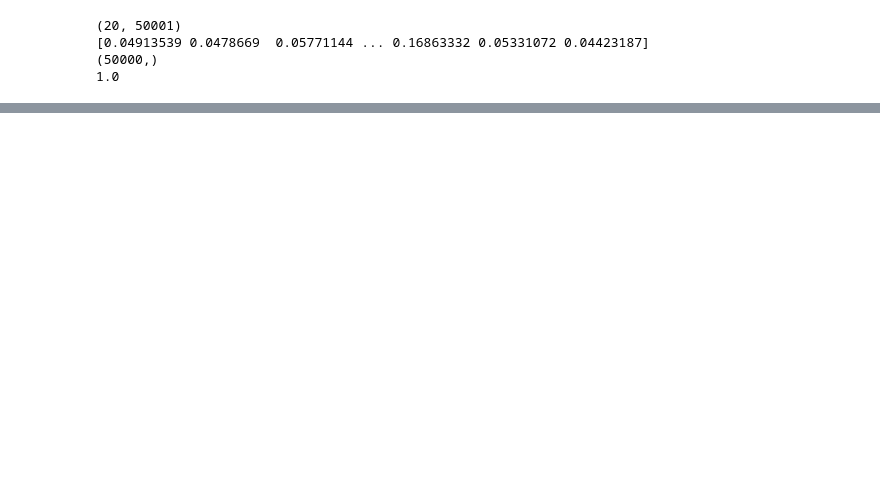
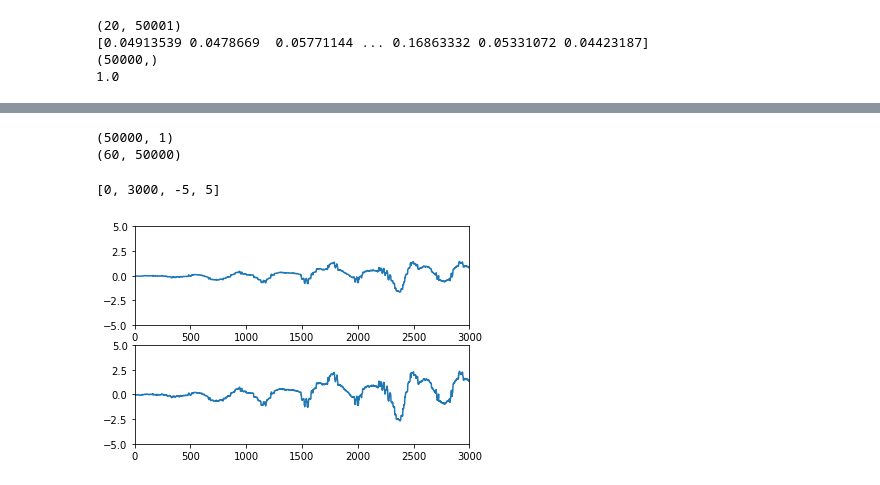
Before and after one commit to SaiVineethKalluruSrinivas/AccZ_Neural_Network, a Jupyter notebook: AccZ_phase7_deepClassifier_from_scratch.ipynb, the cells around one changed output, grey strips where cells are left out. Drawn from its saved outputs; the diff is of its cells as text; code cells hidden in the pictures; blank space fills up the shorter version.

```diff
--- a/AccZ_phase7_deepClassifier_from_scratch.ipynb
+++ b/AccZ_phase7_deepClassifier_from_scratch.ipynb
@@ -174,0 +197,38 @@ print(targets_train)
+# %%
+#DATASET AUGMENTATION
+#EXAMPLE SCALING
+
+features_numpy_new = features_numpy.T
+
+sigma = 1
+
+def DA_Scaling(X, sigma=0.1):
+    scalingFactor = np.random.normal(loc=1.0, scale=sigma, size=(1,X.shape[1])) # shape=(1,3)
+    myNoise = np.matmul(np.ones((X.shape[0],1)), scalingFactor)
+    return X*myNoise
+
+
+
+print(DA_Scaling(features_numpy_new[:,0].reshape(-1,1)).shape)
+
+
+for i in range(20):
+    features_numpy = np.append(features_numpy, DA_Scaling(features_numpy_new[:,0].reshape(-1,1), sigma).reshape(1,-1), axis = 0)
+
+
+print(features_numpy.shape)
+
+
+plt.subplot(2,1,1)
+plt.plot(features_numpy[0])
+plt.axis([0,3000,-5,+5])
+plt.subplot(2,1,2)
+plt.plot(features_numpy[41])
+plt.axis([0,3000,-5,+5])
+
+#third 20 scaled with 1
+# %% [output]
+(50000, 1)
+(60, 50000)
+[0, 3000, -5, 5]
+[figure, added]
```
Also changed, not shown: parts of 11 cells of this notebook.
